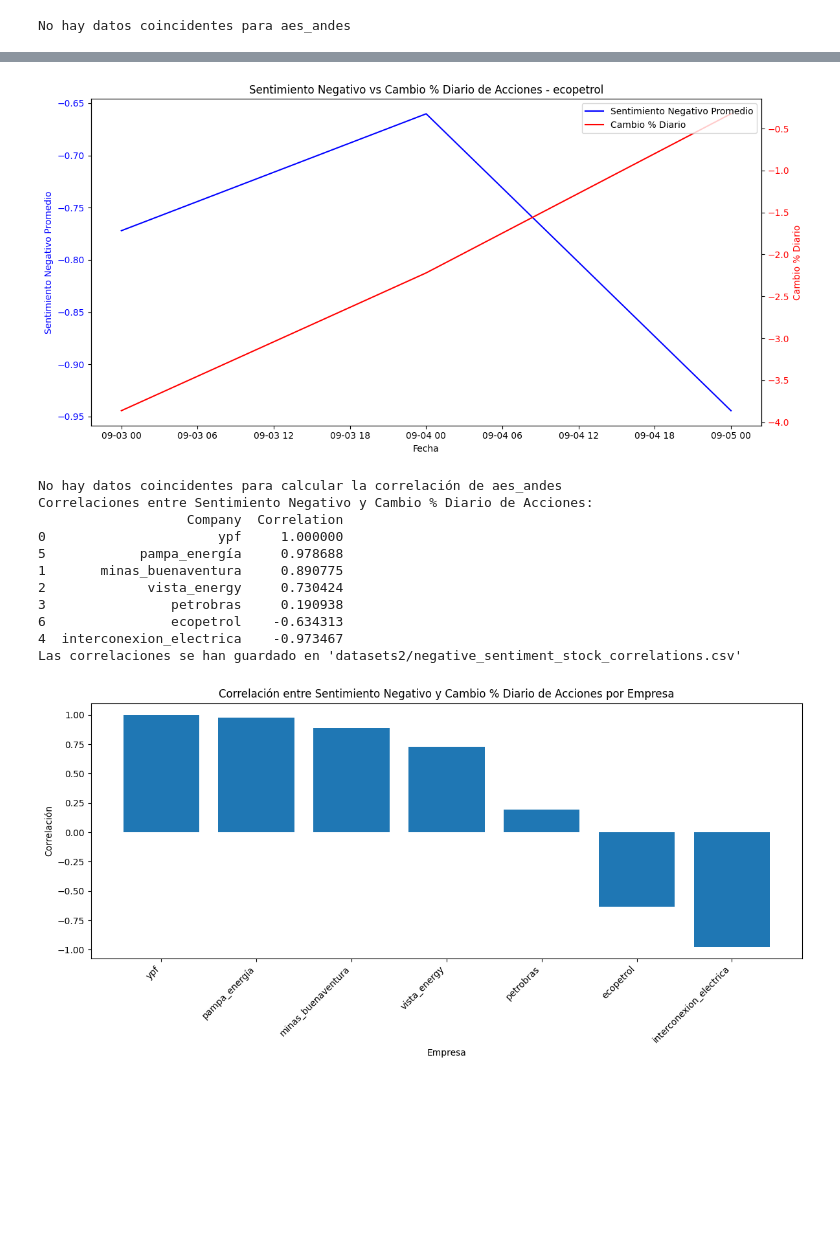
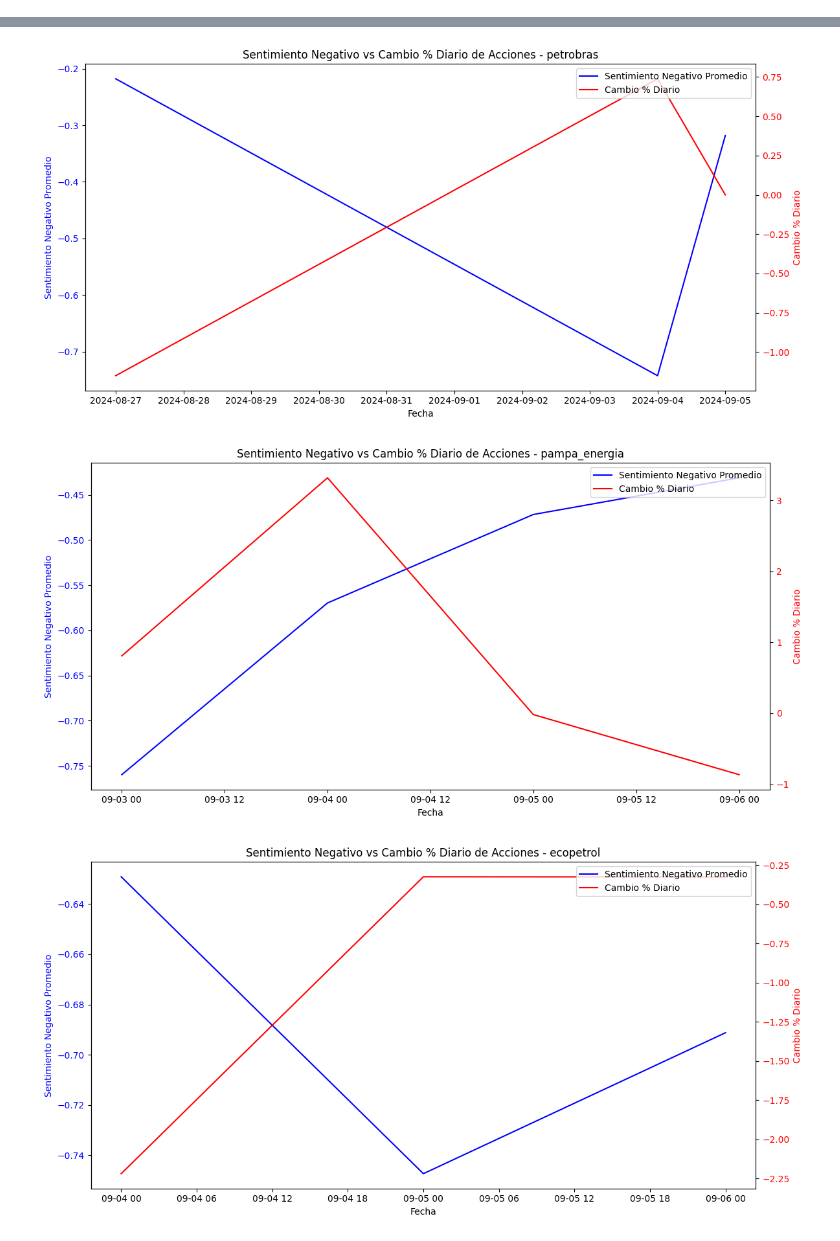
Before and after one commit to No-Country-simulation/c20-71-n-data-bi, a Jupyter notebook: analisis_sentimiento.ipynb, the cells around one changed output, grey strips where cells are left out. Cells and saved outputs as stored; diff of their text form; code cells hidden in the pictures; blank space fills up the shorter version.

Commit message:
Actualización diaria de datos: 2024-09-09 12:00:02

```diff
--- a/analisis_sentimiento.ipynb
+++ b/analisis_sentimiento.ipynb
@@ -140,8 +150,8 @@ import warnings
 warnings.filterwarnings("ignore", category=DeprecationWarning)
 
 # Cargar los datos
-sentiment_data = pd.read_csv('datasets2/daily_negative_sentiment_summary.csv')
-stock_data = pd.read_csv('datasets2/all_companies_stock_data.csv')
+sentiment_data = pd.read_csv('datasets2/daily_negative_sentiment_summary_energy_companies.csv')
+stock_data = pd.read_csv('datasets2/latam_energy_companies_stock_data.csv')
 
 # Convertir las fechas a datetime
 sentiment_data['Date'] = pd.to_datetime(sentiment_data['Date']).dt.strftime('%Y-%m-%d')
@@ -227,17 +237,17 @@ print("Correlaciones entre Sentimiento Negativo y Cambio % Diario de Acciones:")
 print(correlation_df)
 
 # Guardar las correlaciones en un archivo CSV
-correlation_df.to_csv('datasets2/negative_sentiment_stock_correlations.csv', index=False)
-print("Las correlaciones se han guardado en 'datasets2/negative_sentiment_stock_correlations.csv'")
+correlation_df.to_csv('datasets2/negative_sentiment_stock_correlations_energy_companies.csv', index=False)
+print("Las correlaciones se han guardado en 'datasets2/negative_sentiment_stock_correlations_energy_companies.csv'")
 
 # Crear un gráfico de barras para las correlaciones
 plt.figure(figsize=(12, 6))
 plt.bar(correlation_df['Company'], correlation_df['Correlation'])
-plt.title('Correlación entre Sentimiento Negativo y Cambio % Diario de Acciones por Empresa')
+plt.title('Correlación entre Sentimiento Negativo y Cambio % Diario de Acciones por Empresa de Energía')
 plt.xlabel('Empresa')
 plt.ylabel('Correlación')
 plt.xticks(rotation=45, ha='right')
 plt.tight_layout()
-plt.savefig('datasets2/negative_correlations_bar_chart.png')
+plt.savefig('datasets2/negative_correlations_bar_chart_energy_companies.png')
 plt.show()
 # %% [output]
@@ -248 +257,0 @@ plt.show()
-No hay datos coincidentes para aes_andes
@@ -251,13 +260,3 @@ No hay datos coincidentes para aes_andes
-[figure, old version]
+[figure, new version]
-No hay datos coincidentes para calcular la correlación de aes_andes
-Correlaciones entre Sentimiento Negativo y Cambio % Diario de Acciones:
-                   Company  Correlation
-0                      ypf     1.000000
-5            pampa_energía     0.978688
-1       minas_buenaventura     0.890775
-2             vista_energy     0.730424
-3                petrobras     0.190938
-6                ecopetrol    -0.634313
-4  interconexion_electrica    -0.973467
-Las correlaciones se han guardado en 'datasets2/negative_sentiment_stock_correlations.csv'
-[figure, old version]
+[figure, new version]
+[figure, added]
```
Also changed, not shown: parts of 2 cells of this notebook, 46 other files.
